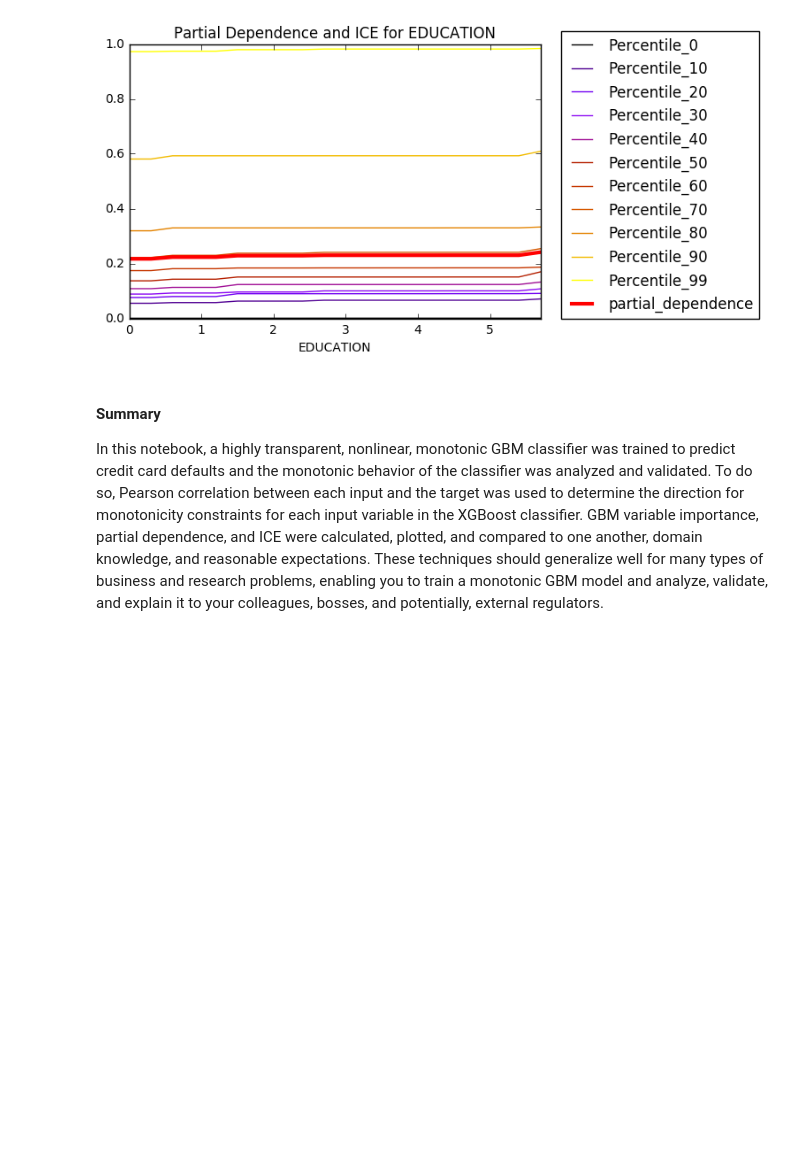
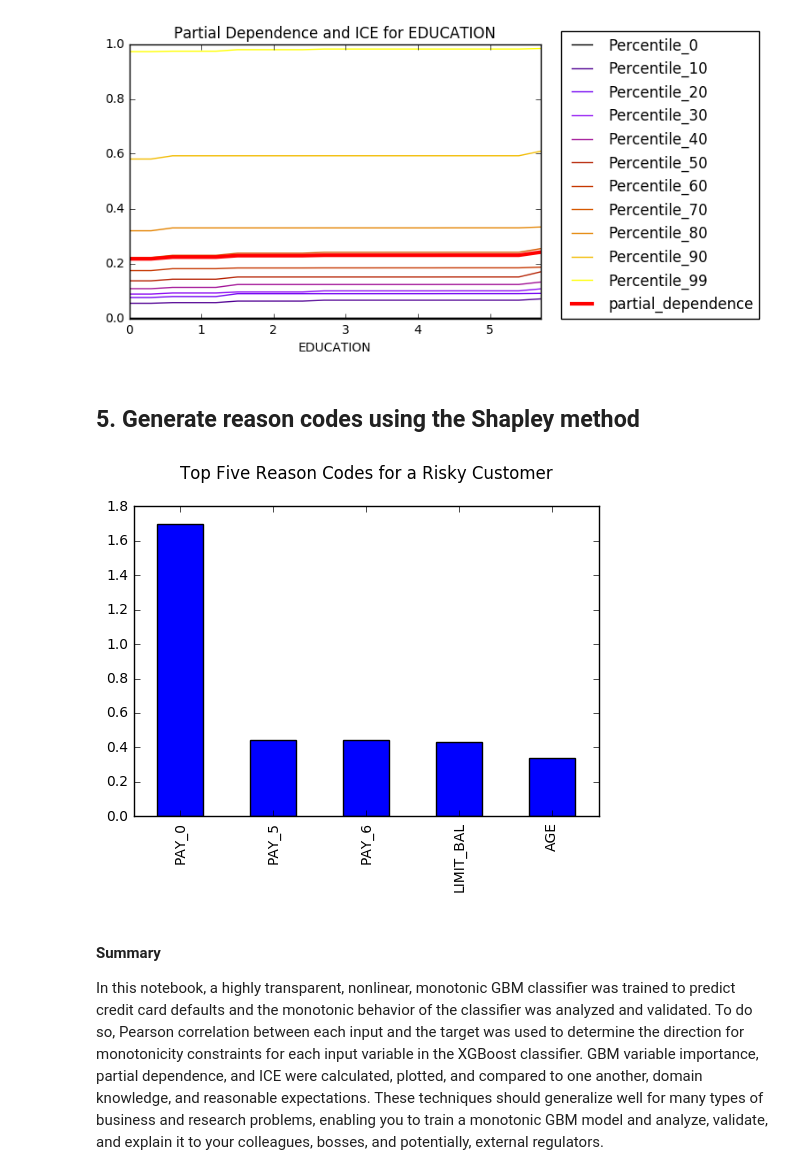
Before and after one commit to jphall663/interpretable_machine_learning_with_python, a Jupyter notebook: xgboost_pdp_ice.ipynb, the cells around one changed output. Drawn from its saved outputs; the diff is of its cells as text; code cells hidden in the pictures; blank space fills up the shorter version.

Commit message:
intermediate commit - adding shapley to xgboost nb

```diff
--- a/xgboost_pdp_ice.ipynb
+++ b/xgboost_pdp_ice.ipynb
@@ -496,6 +497,24 @@ Monotonic increasing prediction behavior for `EDUCATION` is also displayed for a
 plot_par_dep_ICE('EDUCATION', par_dep_EDUCATION) # plot partial dependence and ICE for EDUCATION
 # %% [output]
 [figure]
+# %% [markdown]
+## 5. Generate reason codes using the Shapley method
+# %%
+shap_values = xgb_model.predict(dtest, pred_contribs=True)
+# %%
+test.reset_index(drop=True, inplace=True)
+# %%
+decile = 99
+row = test[test['ID'] == percentile_dict[decile]]
+# %%
+s_df = pd.DataFrame(shap_values[row.index[0], :][:-1].reshape(23, 1), columns=['Reason Codes'], index=X)
+s_df.sort_values(by='Reason Codes', inplace=True, ascending=False)
+# %%
+_ = s_df[:5].plot(kind='bar',
+                  title='Top Five Reason Codes for a Risky Customer\n',
+                  legend=False)
+# %% [output]
+[figure, added]
 # %% [markdown]
 #### Summary
 
```
Also changed, not shown: parts of 1 cell of this notebook.
